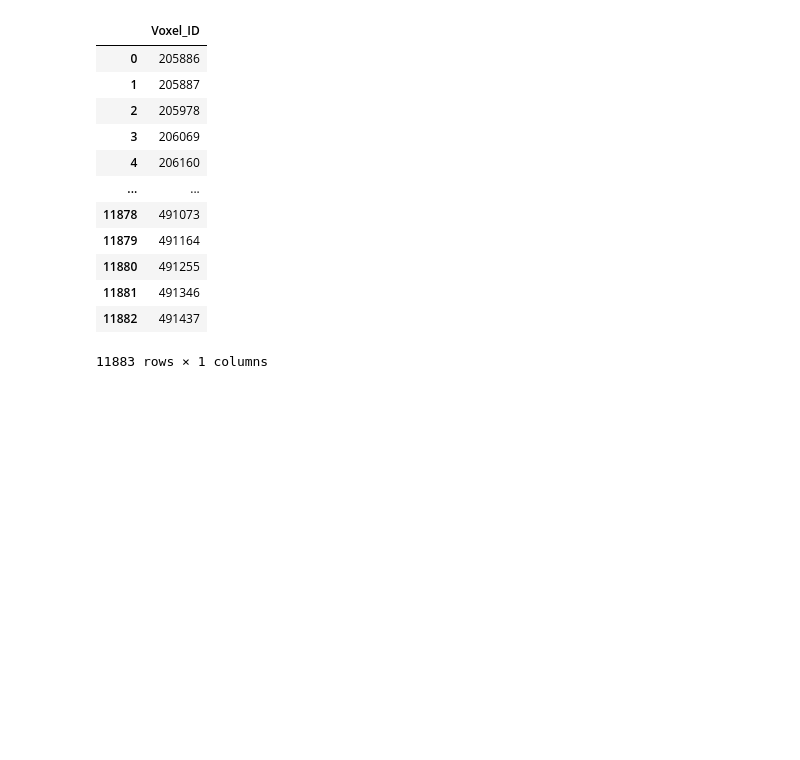
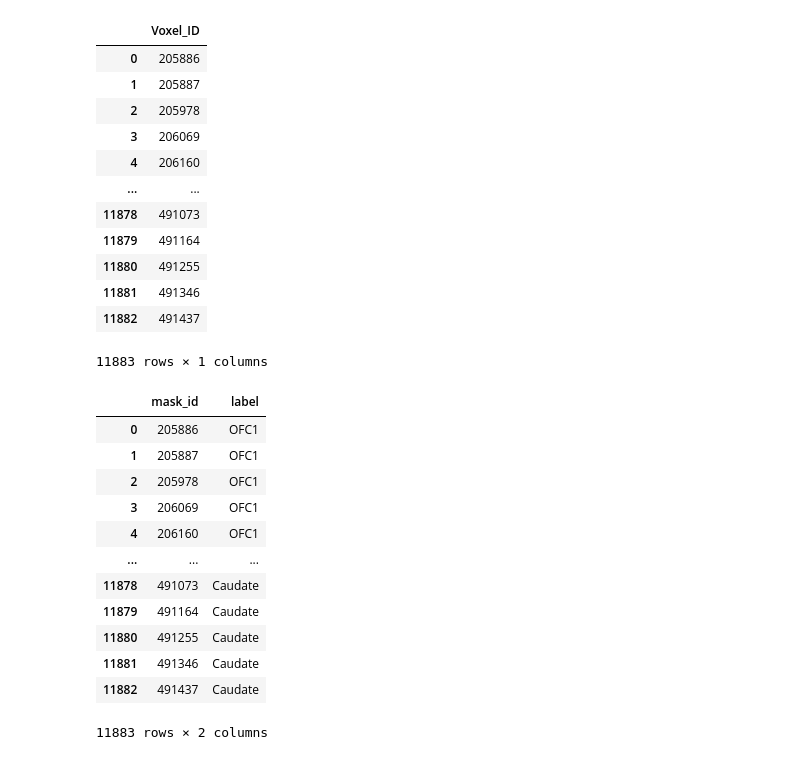
Before and after one commit to Jennt11/Masterthesis, a Jupyter notebook: Regression/05-2020-calculate_FC_features.ipynb, the cells around one changed output. Cells and saved outputs as stored; diff of their text form; code cells hidden in the pictures; blank space fills up the shorter version.

```diff
--- a/Regression/05-2020-calculate_FC_features.ipynb
+++ b/Regression/05-2020-calculate_FC_features.ipynb
@@ -16,7 +16,7 @@ import pandas as pd
 # saving folder: C:\Users\canlab\Desktop\Masterthesis_python\ReDoneAnalysis20200420\FC_features
 # %%
 # label+ID ordering from matlab script t-sne_PFC_labeling
-labels = np.load('C:/Users/canlab/Desktop/Masterthesis_python/Voxel_ID_ROI_Membership', allow_pickle=True)
+labels = np.load('C:/Users/canlab/Desktop/Masterthesis_python/ReDoneAnalysis20200420/Labeling/labels_ID', allow_pickle=True)
 # %%
 # voxel ID ordering from the extraction of timecourses: matlab script: connectivity_matrix_modified
 coord_all=pd.read_csv('C:/Users/canlab/Desktop/Masterthesis_python/ReDoneAnalysis20200420/FC_features/Timeseries_data/coord_all.csv', header = None)
@@ -56,3 +58,19 @@ p32_ind=pd.read_csv('C:/Users/canlab/Desktop/Masterthesis_python/ReDoneAnalysis2
 putamen_ind=pd.read_csv('C:/Users/canlab/Desktop/Masterthesis_python/ReDoneAnalysis20200420/Labeling/putamen_ind.csv', header = None)
 nacc_ind=pd.read_csv('C:/Users/canlab/Desktop/Masterthesis_python/ReDoneAnalysis20200420/Labeling/NAcc_ind.csv', header = None)
 caudate_ind=pd.read_csv('C:/Users/canlab/Desktop/Masterthesis_python/ReDoneAnalysis20200420/Labeling/caudate_ind.csv', header = None)
+# %%
+labels
+# %% [output]
+|  | mask_id | label |
+| 0 | 205886 | OFC1 |
+| 1 | 205887 | OFC1 |
+| 2 | 205978 | OFC1 |
+| 3 | 206069 | OFC1 |
+| 4 | 206160 | OFC1 |
+| ... | ... | ... |
+| 11878 | 491073 | Caudate |
+| 11879 | 491164 | Caudate |
+| 11880 | 491255 | Caudate |
+| 11881 | 491346 | Caudate |
+| 11882 | 491437 | Caudate |
+11883 rows × 2 columns
```
Also changed, not shown: parts of 1 cell of this notebook, 9 other files.
